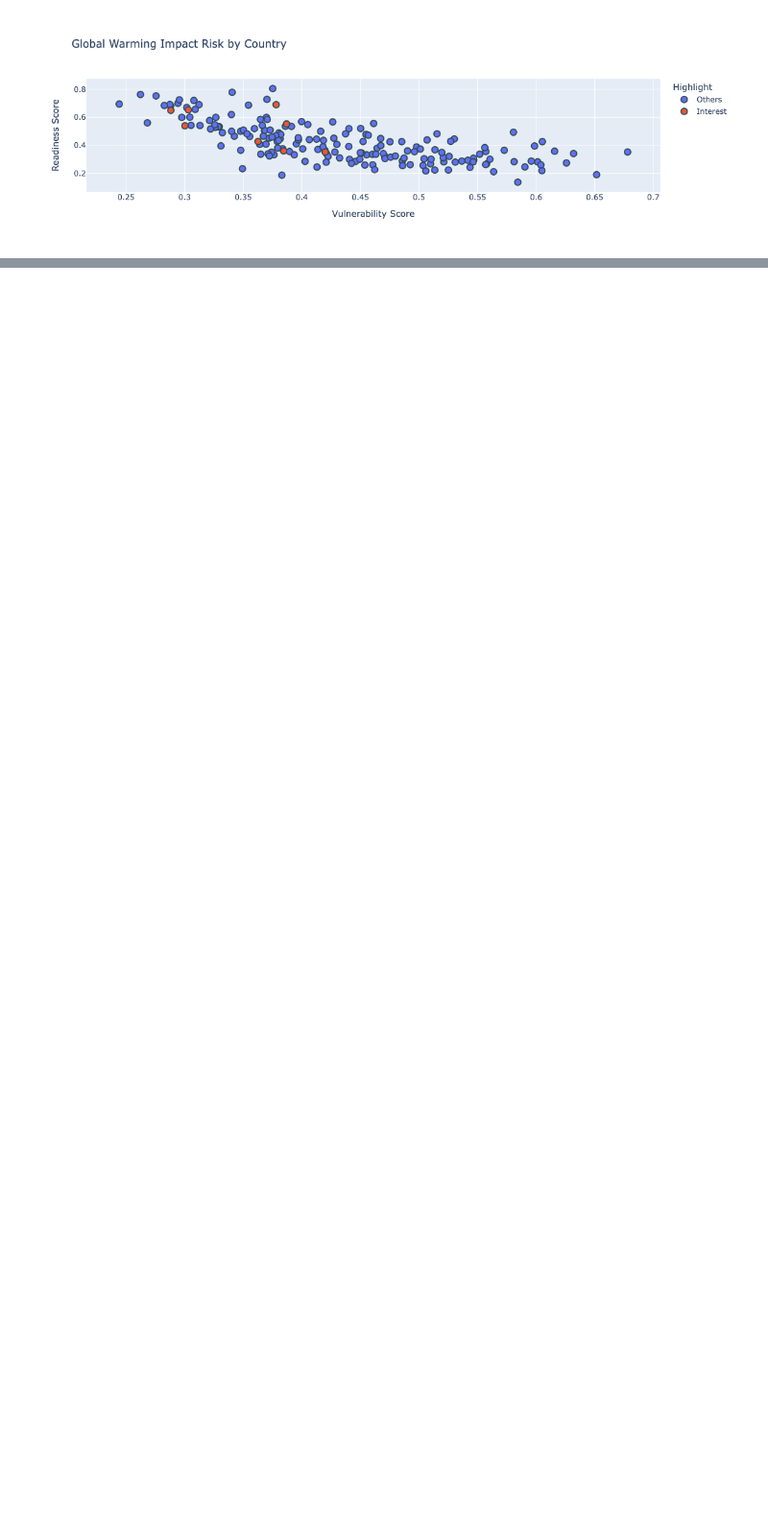
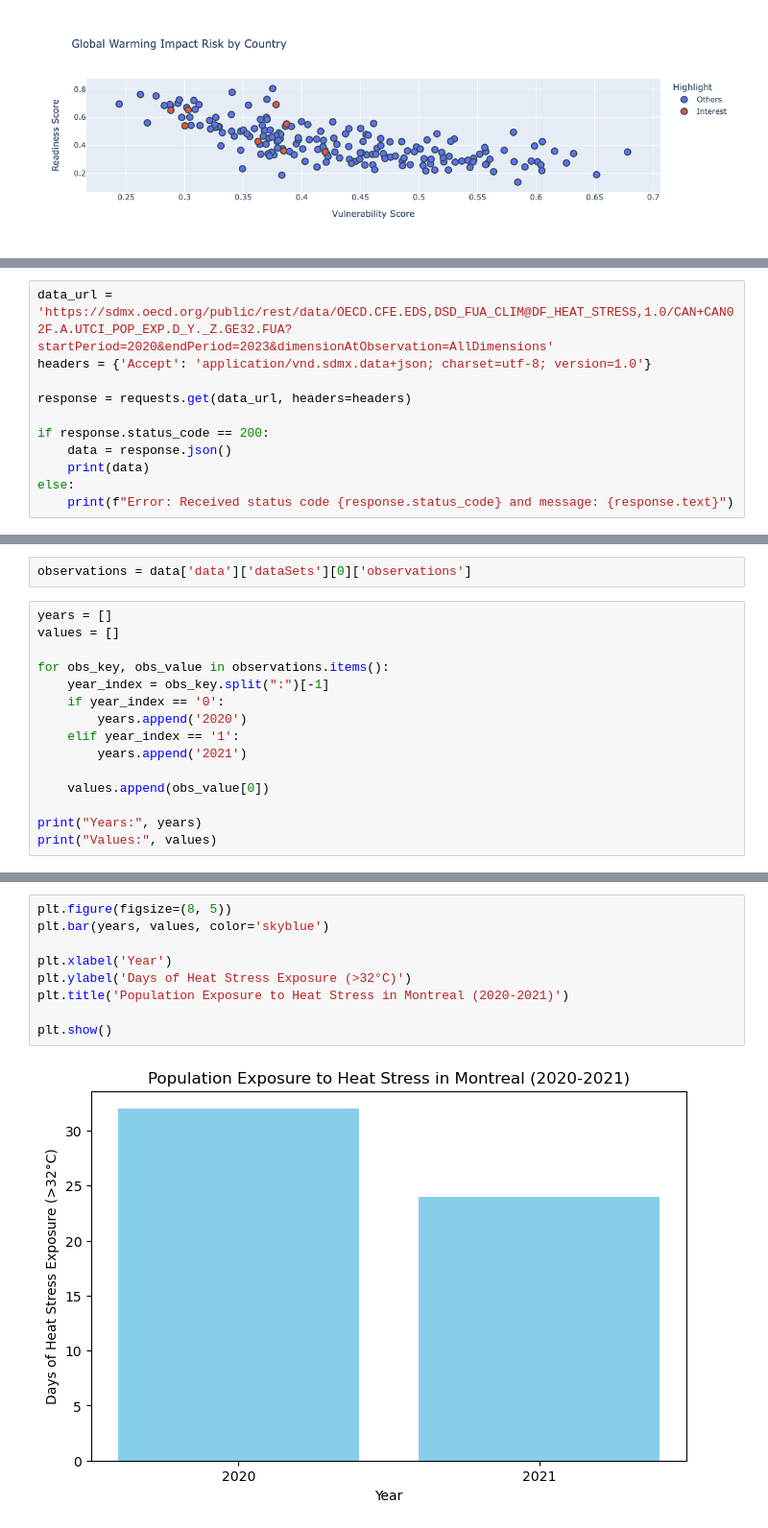
Before and after one commit to julia-sam/30-chart-challenge, a Jupyter notebook: 30_chart_challenge.ipynb, the cells around one changed output, grey strips where cells are left out. Shown at 96% size. Drawn from its saved outputs; the diff is of its cells as text; blank space fills up the shorter version.

```diff
--- a/30_chart_challenge.ipynb
+++ b/30_chart_challenge.ipynb
@@ -407,0 +507,11 @@ fig.show()
+# %%
+data_url = 'https://sdmx.oecd.org/public/rest/data/OECD.CFE.EDS,DSD_FUA_CLIM@DF_HEAT_STRESS,1.0/CAN+CAN02F.A.UTCI_POP_EXP.D_Y._Z.GE32.FUA?startPeriod=2020&endPeriod=2023&dimensionAtObservation=AllDimensions'
+headers = {'Accept': 'application/vnd.sdmx.data+json; charset=utf-8; version=1.0'}
+
+response = requests.get(data_url, headers=headers)
+
+if response.status_code == 200:
+    data = response.json()
+    print(data)
+else:
+    print(f"Error: Received status code {response.status_code} and message: {response.text}")
@@ -407,0 +520,17 @@ fig.show()
+# %%
+observations = data['data']['dataSets'][0]['observations']
+# %%
+years = []
+values = []
+
+for obs_key, obs_value in observations.items():
+    year_index = obs_key.split(":")[-1]
+    if year_index == '0':
+        years.append('2020')
+    elif year_index == '1':
+        years.append('2021')
+
+    values.append(obs_value[0])
+
+print("Years:", years)
+print("Values:", values)
@@ -407,0 +540,11 @@ fig.show()
+# %%
+plt.figure(figsize=(8, 5))
+plt.bar(years, values, color='skyblue')
+
+plt.xlabel('Year')
+plt.ylabel('Days of Heat Stress Exposure (>32°C)')
+plt.title('Population Exposure to Heat Stress in Montreal (2020-2021)')
+
+plt.show()
+# %% [output]
+[figure, added]
```
Also changed, not shown: parts of 12 cells of this notebook, 1 other file.
